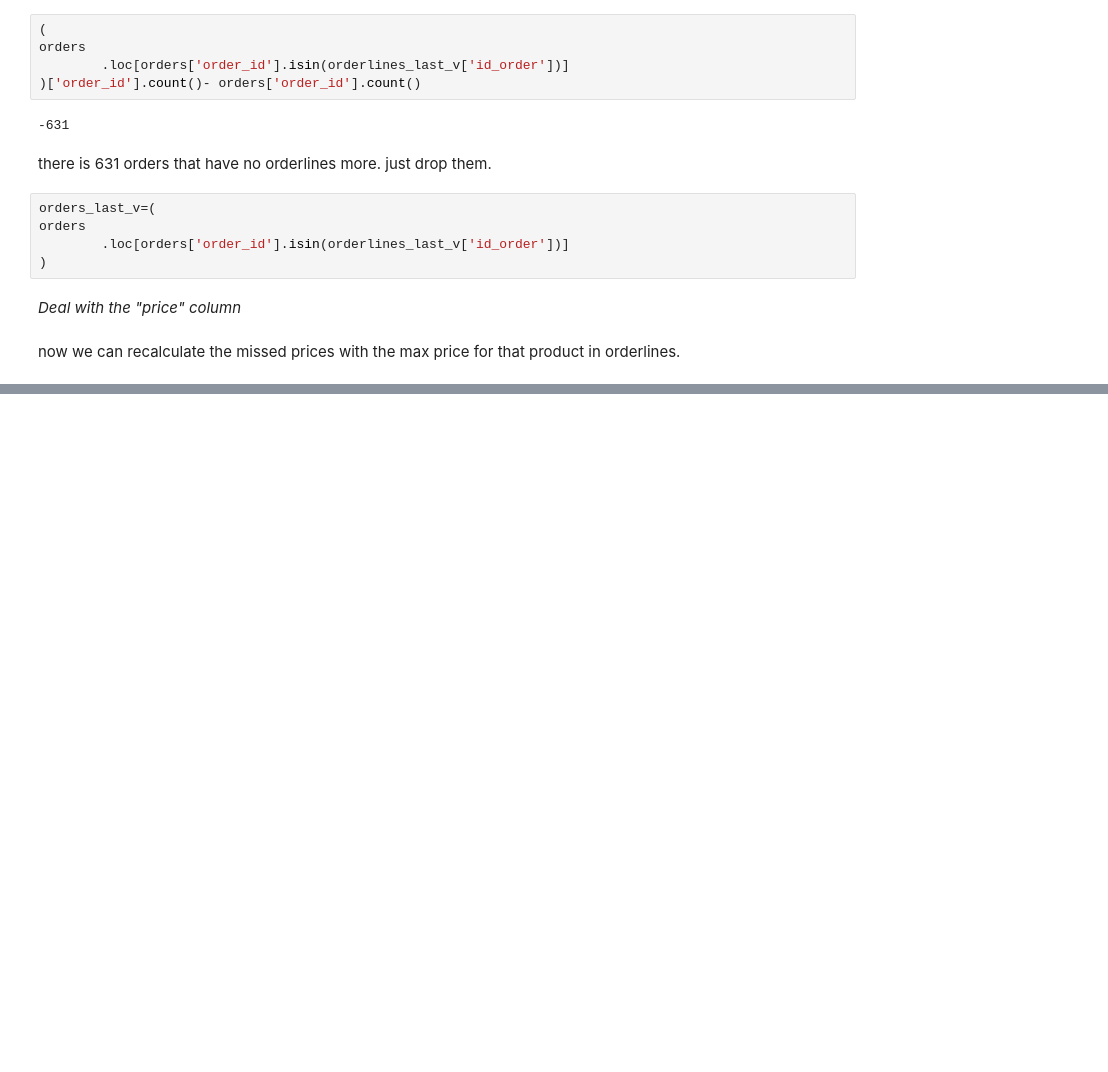
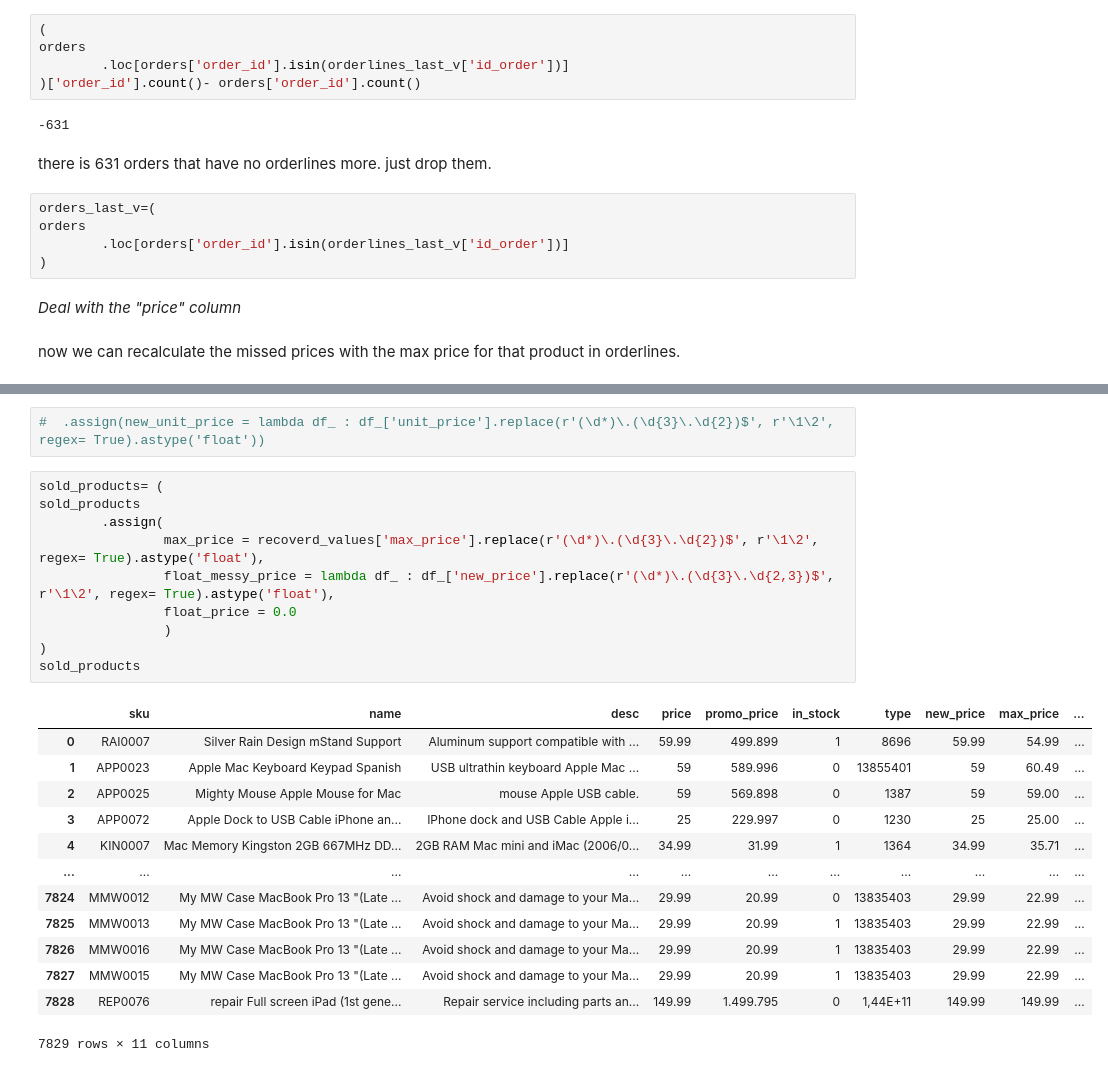
Before and after one commit to sherwan-m/Eniac_Analyze_Discounts, a Jupyter notebook: data_cleaning.ipynb, the cells around one changed output, grey strips where cells are left out. Cells and saved outputs as stored; diff of their text form; blank space fills up the shorter version.

```diff
--- a/data_cleaning.ipynb
+++ b/data_cleaning.ipynb
@@ -855,0 +879,26 @@ memory usage: 550.5+ KB
+# %%
+#  .assign(new_unit_price = lambda df_ : df_['unit_price'].replace(r'(\d*)\.(\d{3}\.\d{2})$', r'\1\2', regex= True).astype('float'))
+# %%
+sold_products= (
+sold_products
+        .assign(
+                max_price = recoverd_values['max_price'].replace(r'(\d*)\.(\d{3}\.\d{2})$', r'\1\2', regex= True).astype('float'),
+                float_messy_price = lambda df_ : df_['new_price'].replace(r'(\d*)\.(\d{3}\.\d{2,3})$', r'\1\2', regex= True).astype('float'),
+                float_price = 0.0
+                )
+)
+sold_products
+# %% [output]
+|  | sku | name | desc | price | promo_price | in_stock | type | new_price | max_price | ... |
+| 0 | RAI0007 | Silver Rain Design mStand Support | Aluminum support compatible with ... | 59.99 | 499.899 | 1 | 8696 | 59.99 | 54.99 | ... |
+| 1 | APP0023 | Apple Mac Keyboard Keypad Spanish | USB ultrathin keyboard Apple Mac ... | 59 | 589.996 | 0 | 13855401 | 59 | 60.49 | ... |
+| 2 | APP0025 | Mighty Mouse Apple Mouse for Mac | mouse Apple USB cable. | 59 | 569.898 | 0 | 1387 | 59 | 59.00 | ... |
+| 3 | APP0072 | Apple Dock to USB Cable iPhone an... | IPhone dock and USB Cable Apple i... | 25 | 229.997 | 0 | 1230 | 25 | 25.00 | ... |
+| 4 | KIN0007 | Mac Memory Kingston 2GB 667MHz DD... | 2GB RAM Mac mini and iMac (2006/0... | 34.99 | 31.99 | 1 | 1364 | 34.99 | 35.71 | ... |
+| ... | ... | ... | ... | ... | ... | ... | ... | ... | ... | ... |
+| 7824 | MMW0012 | My MW Case MacBook Pro 13 "(Late ... | Avoid shock and damage to your Ma... | 29.99 | 20.99 | 0 | 13835403 | 29.99 | 22.99 | ... |
+| 7825 | MMW0013 | My MW Case MacBook Pro 13 "(Late ... | Avoid shock and damage to your Ma... | 29.99 | 20.99 | 1 | 13835403 | 29.99 | 22.99 | ... |
+| 7826 | MMW0016 | My MW Case MacBook Pro 13 "(Late ... | Avoid shock and damage to your Ma... | 29.99 | 20.99 | 1 | 13835403 | 29.99 | 22.99 | ... |
+| 7827 | MMW0015 | My MW Case MacBook Pro 13 "(Late ... | Avoid shock and damage to your Ma... | 29.99 | 20.99 | 1 | 13835403 | 29.99 | 22.99 | ... |
+| 7828 | REP0076 | repair Full screen iPad (1st gene... | Repair service including parts an... | 149.99 | 1.499.795 | 0 | 1,44E+11 | 149.99 | 149.99 | ... |
+7829 rows × 11 columns
```
Also changed, not shown: parts of 19 cells of this notebook.
